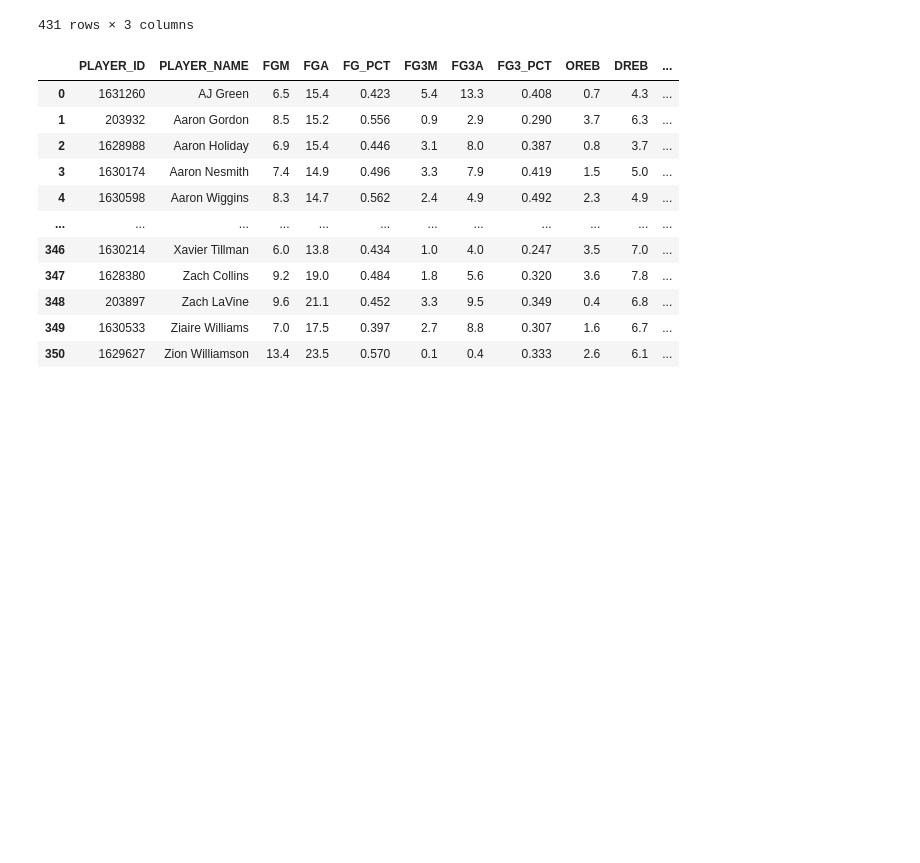
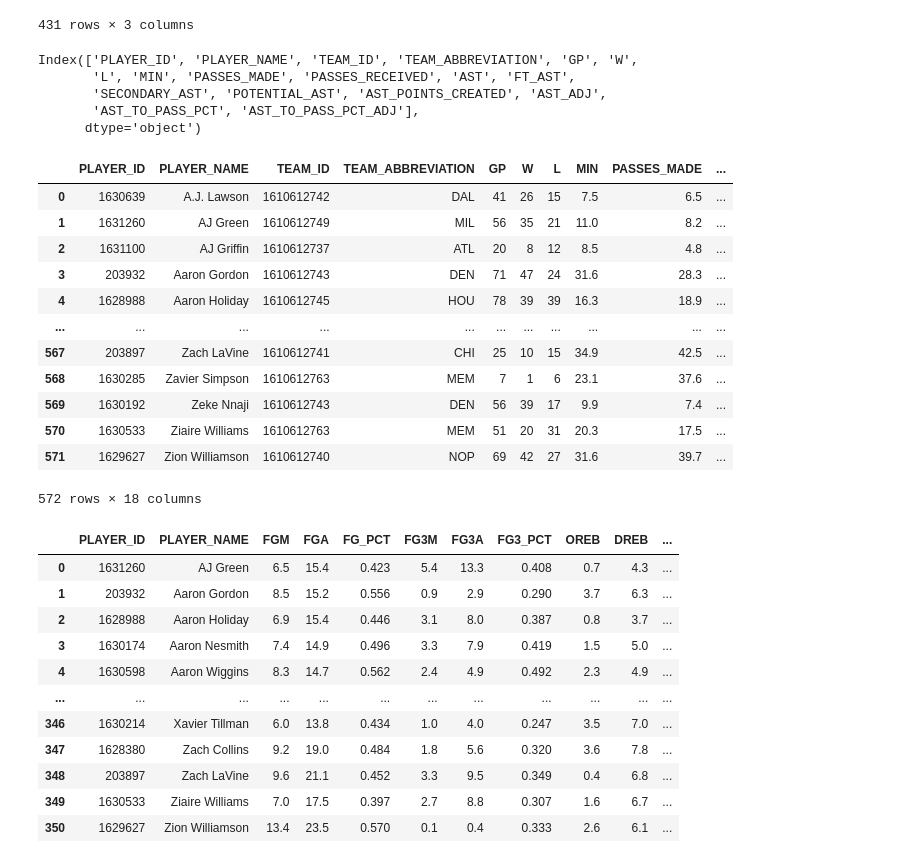
Before and after one commit to rqian239/NBA-Playstyle-Profiler, a Jupyter notebook: notebooks/data_scraping/get_player_data.ipynb, the cells around one changed output. Saved outputs shown, nothing was run; the diff lists cells and outputs as text; code cells hidden in the pictures; blank space fills up the shorter version.

Commit message:
Added passing stats to our dataset

```diff
--- a/notebooks/data_scraping/get_player_data.ipynb
+++ b/notebooks/data_scraping/get_player_data.ipynb
@@ -705,3 +705,34 @@ clutch_player_stats_filtered_df
 | 429 | 1630533 | Ziaire Williams | 0.0 |
 | 430 | 1629627 | Zion Williamson | 15.8 |
 431 rows × 3 columns
+# %%
+passing_player_stats = leaguedashptstats.LeagueDashPtStats(
+    season='2023-24',
+    season_type_all_star='Regular Season',
+    player_or_team='Player',
+    pt_measure_type='Passing',
+    per_mode_simple='PerGame'
+)
+
+passing_player_stats_df = passing_player_stats.get_data_frames()[0]
+print(passing_player_stats_df.columns)
+passing_player_stats_df
+# %% [output]
+Index(['PLAYER_ID', 'PLAYER_NAME', 'TEAM_ID', 'TEAM_ABBREVIATION', 'GP', 'W',
+       'L', 'MIN', 'PASSES_MADE', 'PASSES_RECEIVED', 'AST', 'FT_AST',
+       'SECONDARY_AST', 'POTENTIAL_AST', 'AST_POINTS_CREATED', 'AST_ADJ',
+       'AST_TO_PASS_PCT', 'AST_TO_PASS_PCT_ADJ'],
+      dtype='object')
+|  | PLAYER_ID | PLAYER_NAME | TEAM_ID | TEAM_ABBREVIATION | GP | W | L | MIN | PASSES_MADE | ... |
+| 0 | 1630639 | A.J. Lawson | 1610612742 | DAL | 41 | 26 | 15 | 7.5 | 6.5 | ... |
+| 1 | 1631260 | AJ Green | 1610612749 | MIL | 56 | 35 | 21 | 11.0 | 8.2 | ... |
+| 2 | 1631100 | AJ Griffin | 1610612737 | ATL | 20 | 8 | 12 | 8.5 | 4.8 | ... |
+| 3 | 203932 | Aaron Gordon | 1610612743 | DEN | 71 | 47 | 24 | 31.6 | 28.3 | ... |
+| 4 | 1628988 | Aaron Holiday | 1610612745 | HOU | 78 | 39 | 39 | 16.3 | 18.9 | ... |
+| ... | ... | ... | ... | ... | ... | ... | ... | ... | ... | ... |
+| 567 | 203897 | Zach LaVine | 1610612741 | CHI | 25 | 10 | 15 | 34.9 | 42.5 | ... |
+| 568 | 1630285 | Zavier Simpson | 1610612763 | MEM | 7 | 1 | 6 | 23.1 | 37.6 | ... |
+| 569 | 1630192 | Zeke Nnaji | 1610612743 | DEN | 56 | 39 | 17 | 9.9 | 7.4 | ... |
+| 570 | 1630533 | Ziaire Williams | 1610612763 | MEM | 51 | 20 | 31 | 20.3 | 17.5 | ... |
+| 571 | 1629627 | Zion Williamson | 1610612740 | NOP | 69 | 42 | 27 | 31.6 | 39.7 | ... |
+572 rows × 18 columns
```
Also changed, not shown: parts of 3 cells of this notebook.
